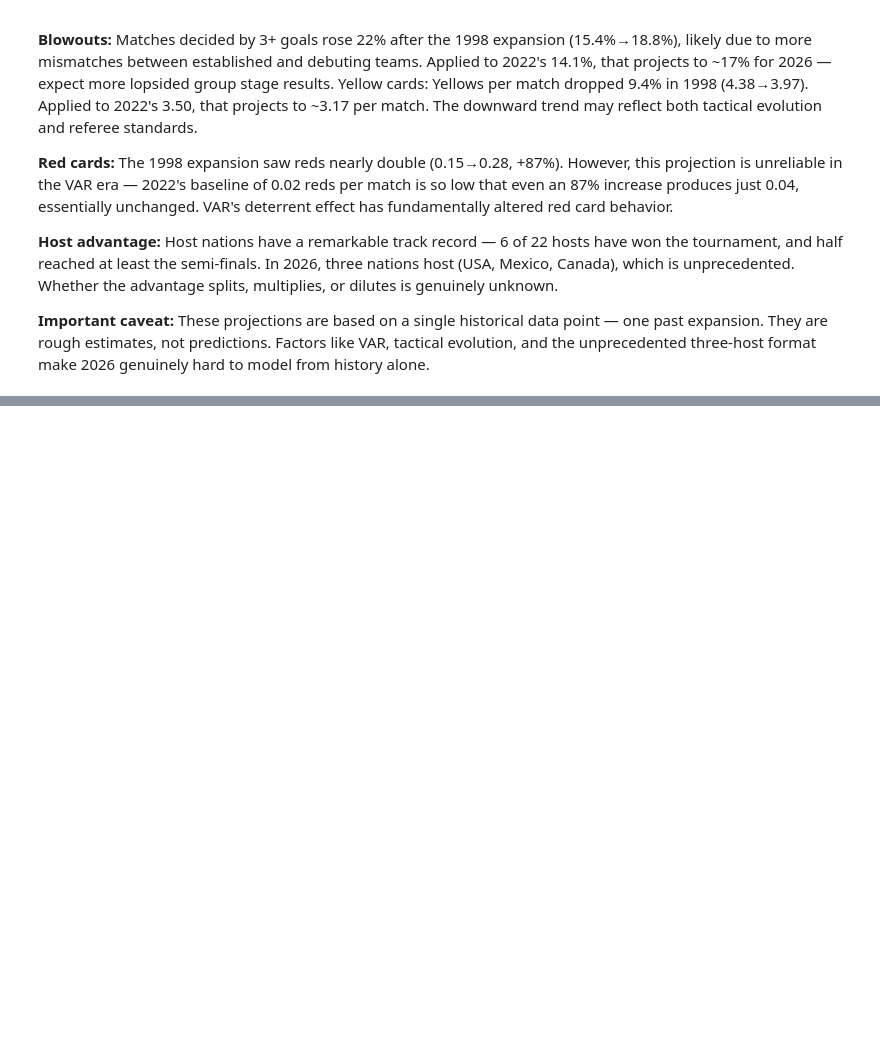
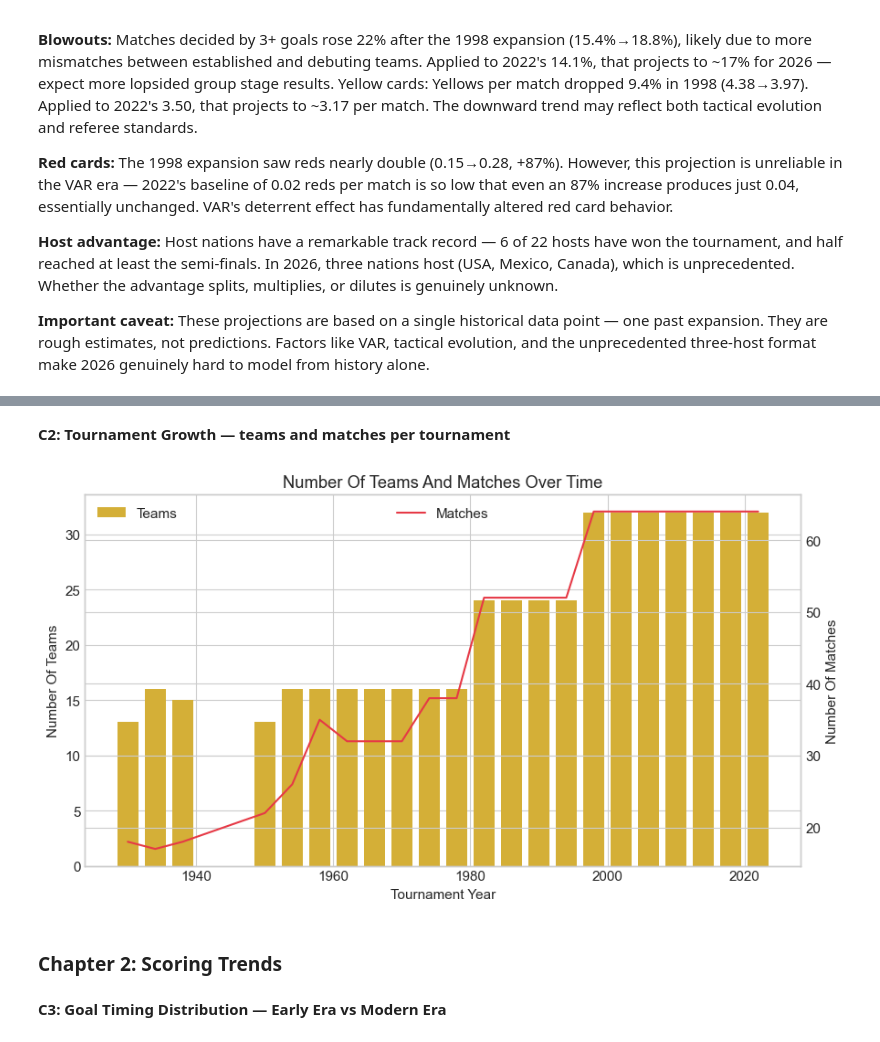
Before and after one commit to Nade94/data-analytics-portfolio-projects, a Jupyter notebook: world-cup-analysis/notebooks/worldcup_analysis.ipynb, the cells around one changed output, grey strips where cells are left out. Saved outputs shown, nothing was run; the diff lists cells and outputs as text; code cells hidden in the pictures; blank space fills up the shorter version.

```diff
--- a/world-cup-analysis/notebooks/worldcup_analysis.ipynb
+++ b/world-cup-analysis/notebooks/worldcup_analysis.ipynb
@@ -729,0 +727,24 @@ Yellow cards: Yellows per match dropped 9.4% in 1998 (4.38→3.97). Applied to 2
+# %% [markdown]
+**C2: Tournament Growth — teams and matches per tournament**
+# %%
+fig, ax1 = plt.subplots()
+ax2 = ax1.twinx()
+
+ax1.bar(tournament_grow['year'], tournament_grow['count_teams'], color=COLOR_PRIMARY, width=3)
+ax1.set_title('Number Of Teams And Matches Over Time')
+ax1.set_xlabel('Tournament Year')
+ax1.set_ylabel('Number Of Teams')
+ax1.legend(['Teams'], loc='upper left')
+
+ax2.plot(tournament_grow['year'], tournament_grow['total_matches'], color=COLOR_SECONDARY)
+ax2.set_ylabel('Number Of Matches')
+ax2.legend(['Matches'], loc='upper center')
+
+plt.tight_layout()
+plt.show()
+# %% [output]
+[figure, added]
+# %% [markdown]
+### Chapter 2: Scoring Trends
+# %% [markdown]
+**C3: Goal Timing Distribution — Early Era vs Modern Era**
```
Also changed, not shown: parts of 31 cells of this notebook, 17 other files.
